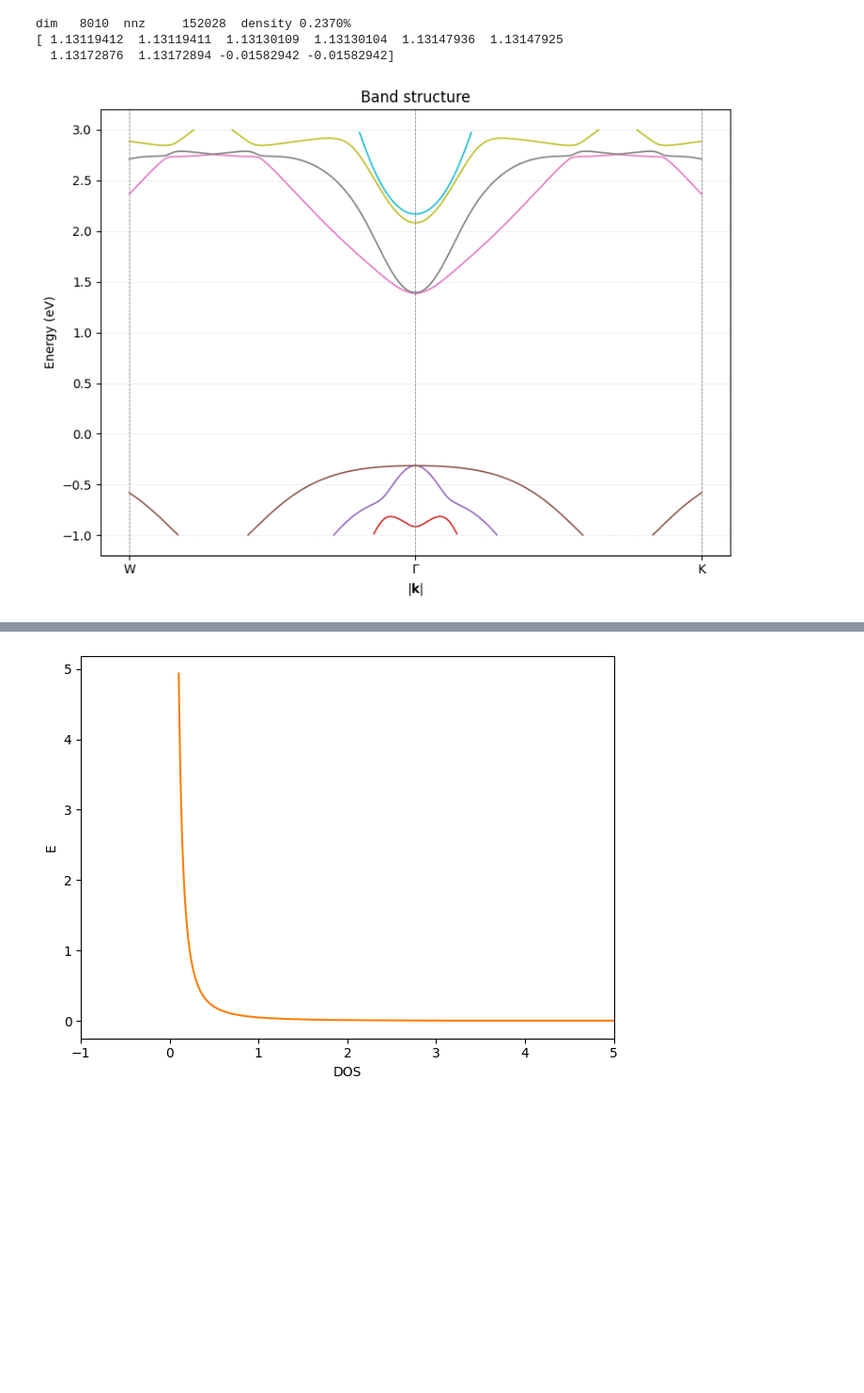
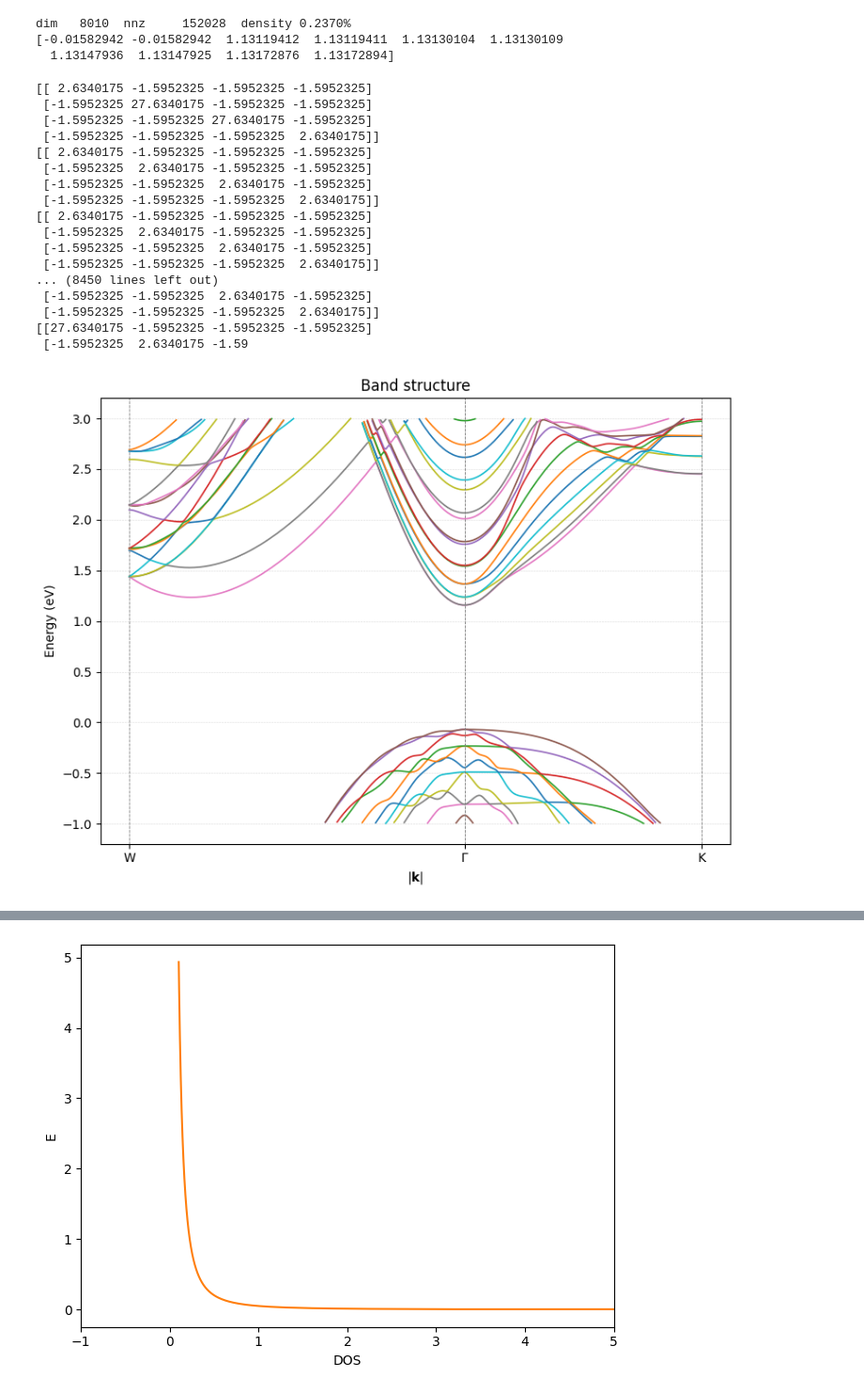
Before and after one commit to nandandiwan/transistorNEGF, a Jupyter notebook: testing/finite_silicon.ipynb, the cells around one changed output, grey strips where cells are left out. Shown at 94% size. Saved outputs shown, nothing was run; the diff lists cells and outputs as text; code cells hidden in the pictures; blank space fills up the shorter version.

```diff
--- a/testing/finite_silicon.ipynb
+++ b/testing/finite_silicon.ipynb
@@ -381,29 +381,31 @@ class UnitCell:
                 (+0.25, -0.25, +0.25), (+0.25, +0.25, -0.25)]
         }
 
+    @staticmethod
+    def baseCoordinates(n=1):
+        "returns nth layer base coordinates"
+        if n == 0:
+            raise Exception("should be positive")
+        return [Atom(0.5,0.5,0 + n - 1), Atom(.25,.25,.25 + n - 1), Atom(0,.5,.5 + n -1), Atom(.25,.75,.75 + n - 1), Atom(.5,.5,1 + n - 1)]
+
     def __init__(self,  N= 1, cleavage_plane = (0,0,1)):
         self.HKL = cleavage_plane
         self.N = N
         self.R = self.change_of_base_matrix() if self.HKL != (0, 0, 1) else np.eye(3)
-        self.ATOM_POSITIONS = [Atom(-.5,.5,0)]
-        self.Z_ATOMS = {0: Atom(-.5,.5,0)}
-        self.createBasis(0.25,(-0.25,-0.25,0.25))
+        self.ATOM_POSITIONS = []
+        self.Z_ATOMS = {}
+        self.createBasis()
         self.neighbors, self.danglingBonds = self.mapNeighbors()
 
-
-    def createBasis(self, z, shift):
-        shift1 = (-0.25,-0.25,0.25)
-        shift2 = (0.25,-.25,0.25)
+    def createBasis(self):
+        for layer in range(1, self.N + 1):
+            base_coordinates = UnitCell.baseCoordinates(layer)
+            for atom in base_coordinates:
+                if atom not in self.ATOM_POSITIONS:
+                    self.ATOM_POSITIONS.append(atom)
+                    self.Z_ATOMS.update({atom.z : atom})
 
 
-        if z <= self.N:
-            newAtom = self.ATOM_POSITIONS[-1].add(shift)
-            self.ATOM_POSITIONS.append(newAtom)
-            self.Z_ATOMS.update({z : newAtom})
-            if shift == shift1:
-                self.createBasis(z + .25, shift2)
-            else:
-                self.createBasis(z + .25, shift1)
 
     def change_of_base_matrix(self):
         new_z = self.normalize(self.HKL)
@@ -435,8 +437,6 @@ class UnitCell:
             return 2
         elif np.array_equal(sign_pattern, [-1, -1, 1]):   # Type d
             return 3
-        else:
-            Exception("implement this dumbass")
     def mapNeighbors(self):
         """This gives the list of neighbors of an atom
         For example say i am working with atom at 0.25,.25,.25. I find the sublattice and then the neighbors.
@@ -457,7 +457,7 @@ class UnitCell:
                     l,m,n = UnitCell.directionalCosine(delta)
                     neighborsMap[atom].append((mappedNeighbor, delta, l,m,n))
                 else:
-                    danglingBonds[atom].append( (neighbor, UnitCell.determine_hybridization(delta)))
+                    danglingBonds[atom].append((neighbor, UnitCell.determine_hybridization(delta)))
 
         return neighborsMap, danglingBonds
 
@@ -466,3 +466,6 @@ class UnitCell:
             neighbors = [(delta, neighbor) for neighbor, delta, l, m, n in self.neighbors[atom]]
 
             print(f"the atom is {atom} and the neighbors are: {neighbors}")
+
+unitCell = UnitCell(1)
+unitCell.danglingBonds
@@ -670,8 +689,8 @@ dense_H = H.toarray()     # → NumPy ndarray
 print(eigv)
 # %% [output]
 dim   8010  nnz     152028  density 0.2370%
-[ 1.13119412  1.13119411  1.13130109  1.13130104  1.13147936  1.13147925
-  1.13172876  1.13172894 -0.01582942 -0.01582942]
+[-0.01582942 -0.01582942  1.13119412  1.13119411  1.13130104  1.13130109
+  1.13147936  1.13147925  1.13172876  1.13172894]
 # %%
 import numpy as np
 import matplotlib.pyplot as plt
@@ -759,34 +778,51 @@ class BandStructurePlotter:
         plt.ylabel("Energy (eV)")
         plt.xlabel("$|\\mathbf{k}|$")
         plt.title("Band structure")
         plt.grid(True, ls="--", lw=0.4, alpha=0.5)
 
         # ticks at high-symmetry points
         if k_labels is None and self.k_ticks:
             k_labels = self.k_ticks
         if k_labels:
             tick_pos = [k_x[idx] for idx in k_labels.values()]
             for x in tick_pos:
                 plt.axvline(x, color='grey', ls='--', lw=0.6)
             plt.xticks(tick_pos, list(k_labels.keys()))
 
         plt.tight_layout()
         plt.show()
 # high symmetry points
 a = 1.0
 G  = np.array([0, 0])
-K  = np.array([-1/2, 0])
-W  =np.array([1/2,0])
+K  = np.array([1/2, 1/2])
+W  =np.array([-1,0])
 
 # plot
-N  = 2
+N  = 7
 plotter = BandStructurePlotter(N)
 plotter.build_k_path([W, G, K], points_per_segment=200)
 
 # custom tick dictionary (same indices you used before)
 plotter.plot(energy_window=(-1, 3),
              k_labels={'W': 0,
                        r'$\Gamma$': 200,
                        'K': 400})
 # %% [output]
+[[ 2.6340175 -1.5952325 -1.5952325 -1.5952325]
+ [-1.5952325 27.6340175 -1.5952325 -1.5952325]
+ [-1.5952325 -1.5952325 27.6340175 -1.5952325]
+ [-1.5952325 -1.5952325 -1.5952325  2.6340175]]
+[[ 2.6340175 -1.5952325 -1.5952325 -1.5952325]
+ [-1.5952325  2.6340175 -1.5952325 -1.5952325]
+ [-1.5952325 -1.5952325  2.6340175 -1.5952325]
+ [-1.5952325 -1.5952325 -1.5952325  2.6340175]]
+[[ 2.6340175 -1.5952325 -1.5952325 -1.5952325]
+ [-1.5952325  2.6340175 -1.5952325 -1.5952325]
+ [-1.5952325 -1.5952325  2.6340175 -1.5952325]
+ [-1.5952325 -1.5952325 -1.5952325  2.6340175]]
+... (8450 lines left out)
+ [-1.5952325 -1.5952325  2.6340175 -1.5952325]
+ [-1.5952325 -1.5952325 -1.5952325  2.6340175]]
+[[27.6340175 -1.5952325 -1.5952325 -1.5952325]
+ [-1.5952325  2.6340175 -1.59
-[figure, old version]
+[figure, new version]
```
Also changed, not shown: parts of 5 cells of this notebook, 1 other file.
